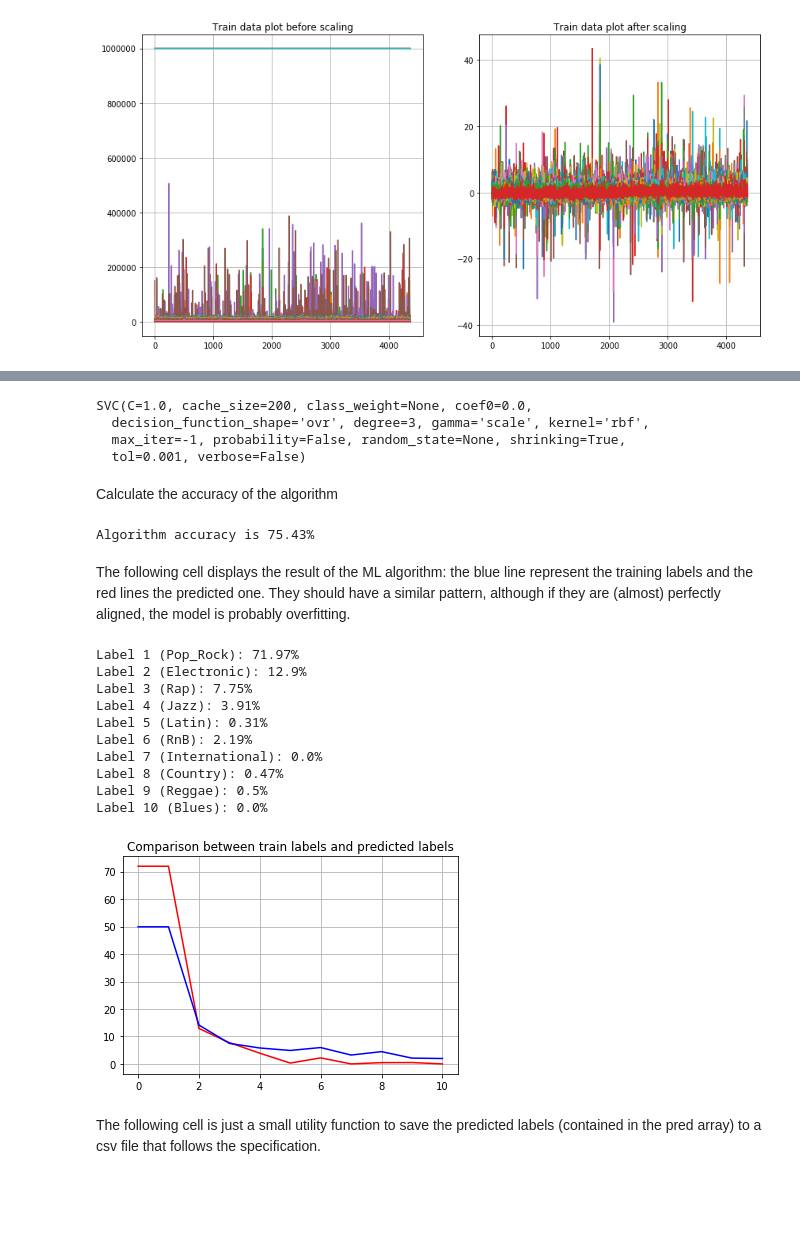
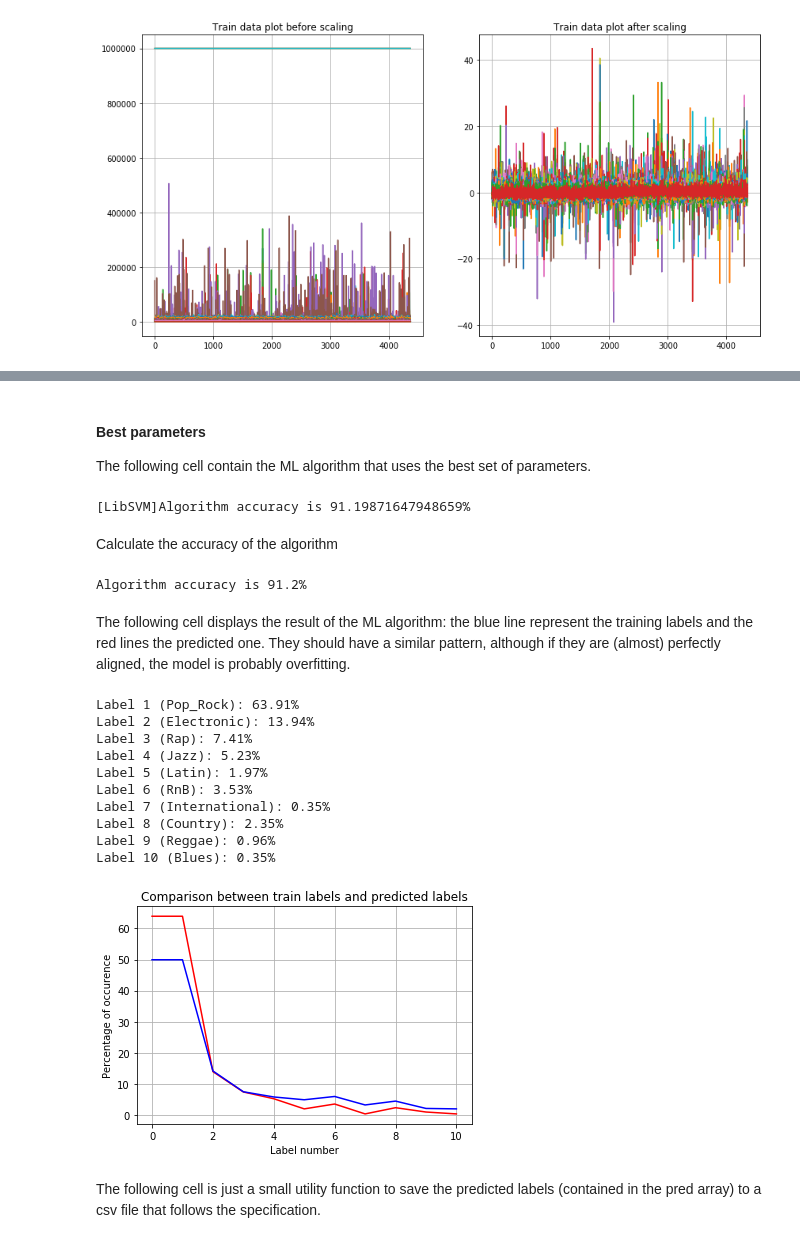
Before and after one commit to FedeMITIC/data-analysis-project, a Jupyter notebook: MLBP2018 Project Report [WIP].ipynb, the cells around one changed output, grey strips where cells are left out. Saved outputs shown, nothing was run; the diff lists cells and outputs as text; code cells hidden in the pictures; blank space fills up the shorter version.

```diff
--- a/MLBP2018 Project Report [WIP].ipynb
+++ b/MLBP2018 Project Report [WIP].ipynb
@@ -210,0 +220,10 @@ It is important to notice that both algorithms use the same data
+# %%
+## Calculate the time needed for the following cell
+start_time = time.time()
+## Determine the best parameters for the Support Vector Algorithm
+parameters = {'kernel':('linear', 'poly', 'rbf', 'sigmoid'), 'C':[1, 2, 3, 4, 5, 6, 7, 8, 9, 10], 'gamma':('scale', 'auto')}
+svc = svm.SVC()
+clf = GridSearchCV(svc, parameters, cv=5, return_train_score=True, n_jobs = -1)
+clf.fit(train_data_scaled, np.ravel(train_labels_accuracy))
+end_time = time.time()
+print(f'Total time needed for hyperparameters tuning: {end_time - start_time}')
@@ -211,50 +276,55 @@ It is important to notice that both algorithms use the same data
+# %% [markdown]
+#### Best parameters
+The following cell contain the ML algorithm that uses the best set of parameters.
 # %%
-## Use the standard parameters excepts for the class weight
-clf = svm.SVC(gamma='scale', tol=0.001)
+## Once we have the best parameters for the estimator, we can start with the predictions
+clf = svm.SVC(C=3, cache_size=200, class_weight=None, coef0=0.0,
+  decision_function_shape='ovr', degree=3, gamma='scale', kernel='rbf',
+  max_iter=-1, probability=False, random_state=None, shrinking=True,
+  tol=0.001)
 clf.fit(train_data_scaled, np.ravel(train_labels_accuracy))
 # %% [output]
-SVC(C=1.0, cache_size=200, class_weight=None, coef0=0.0,
-  decision_function_shape='ovr', degree=3, gamma='scale', kernel='rbf',
-  max_iter=-1, probability=False, random_state=None, shrinking=True,
-  tol=0.001, verbose=False)
+[LibSVM]Algorithm accuracy is 91.19871647948659%
 # %% [markdown]
 Calculate the accuracy of the algorithm
 # %%
 score = clf.score(train_data_scaled, train_labels_accuracy)
 print(f'Algorithm accuracy is {np.round(score * 100, 2)}%')
 # %% [output]
-Algorithm accuracy is 75.43%
+Algorithm accuracy is 91.2%
 # %% [markdown]
 The following cell displays the result of the ML algorithm: the blue line represent the training labels and the red lines the predicted one. They should have a similar pattern, although if they are (almost) perfectly aligned, the model is probably overfitting.
 # %%
 predictions = clf.predict(test_data_scaled)
 data_p = np.empty((11, 2))
 for i in range(1, 11, 1):
     print(f'Label {i} ({class_names[i - 1]}): {round((len(np.where(predictions == i)[0]) / len(predictions)) * 100, 2)}%')
     # Since arrays are 0-indexed but the first label is 1, initialize the first position of the array using the first label (1)
     # This is just to create a nice plot, does not have any effect on the algorithm.
     data_p[0, 0] = 0
     data_p[0, 1] = round((len(np.where(predictions == 1)[0]) / len(predictions)) * 100, 2)
     data_p[i, 0] = i
     data_p[i, 1] = round((len(np.where(predictions == i)[0]) / len(predictions)) * 100, 2)
 
 plt.plot(data_p[:, 1], c='red')
 plt.plot(data[:, 1], c='blue')
 plt.grid(True)
 plt.title('Comparison between train labels and predicted labels')
+plt.xlabel('Label number')
+plt.ylabel('Percentage of occurence')
 plt.show()
 # %% [output]
-Label 1 (Pop_Rock): 71.97%
-Label 2 (Electronic): 12.9%
-Label 3 (Rap): 7.75%
-Label 4 (Jazz): 3.91%
-Label 5 (Latin): 0.31%
-Label 6 (RnB): 2.19%
-Label 7 (International): 0.0%
-Label 8 (Country): 0.47%
-Label 9 (Reggae): 0.5%
-Label 10 (Blues): 0.0%
+Label 1 (Pop_Rock): 63.91%
+Label 2 (Electronic): 13.94%
+Label 3 (Rap): 7.41%
+Label 4 (Jazz): 5.23%
+Label 5 (Latin): 1.97%
+Label 6 (RnB): 3.53%
+Label 7 (International): 0.35%
+Label 8 (Country): 2.35%
+Label 9 (Reggae): 0.96%
+Label 10 (Blues): 0.35%
-[figure, old version]
+[figure, new version]
 # %% [markdown]
 The following cell is just a small utility function to save the predicted labels (contained in the pred array) to a csv file that follows the specification.
 # %%
```
Also changed, not shown: parts of 32 cells of this notebook, 7 other files.
